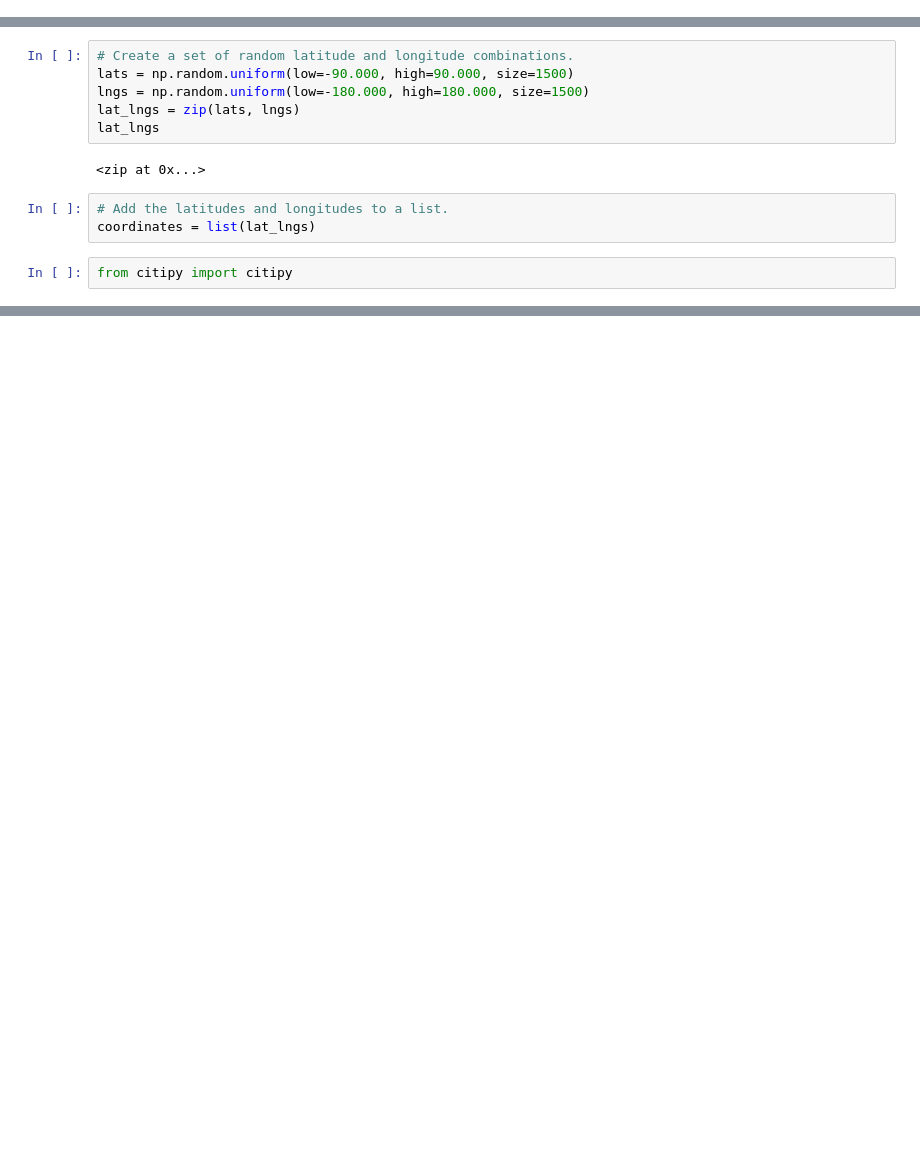
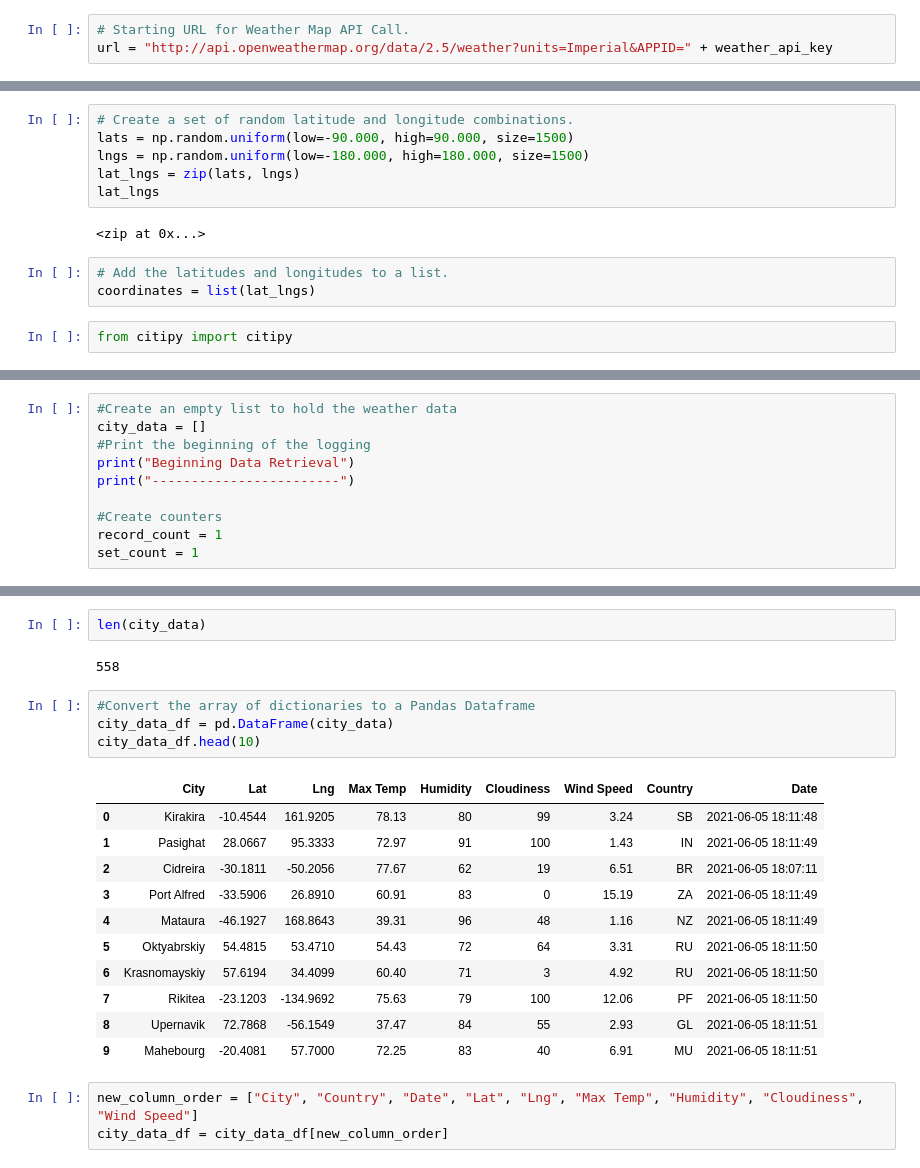
Before and after one commit to alamgituoft/World-Weather-Analysis-, a Jupyter notebook: WeatherPy.ipynb, the cells around one changed output, grey strips where cells are left out. Cells and saved outputs as stored; diff of their text form; blank space fills up the shorter version.

```diff
--- a/WeatherPy.ipynb
+++ b/WeatherPy.ipynb
@@ -5,0 +12,3 @@ import numpy as np
+# %%
+# Starting URL for Weather Map API Call.
+url = "http://api.openweathermap.org/data/2.5/weather?units=Imperial&APPID=" + weather_api_key
@@ -32,0 +45,10 @@ len(cities)
+# %%
+#Create an empty list to hold the weather data
+city_data = []
+#Print the beginning of the logging
+print("Beginning Data Retrieval")
+print("------------------------")
+
+#Create counters
+record_count = 1
+set_count = 1
@@ -32,0 +127,23 @@ len(cities)
+# %%
+len(city_data)
+# %% [output]
+558
+# %%
+#Convert the array of dictionaries to a Pandas Dataframe
+city_data_df = pd.DataFrame(city_data)
+city_data_df.head(10)
+# %% [output]
+|  | City | Lat | Lng | Max Temp | Humidity | Cloudiness | Wind Speed | Country | Date |
+| 0 | Kirakira | -10.4544 | 161.9205 | 78.13 | 80 | 99 | 3.24 | SB | 2021-06-05 18:11:48 |
+| 1 | Pasighat | 28.0667 | 95.3333 | 72.97 | 91 | 100 | 1.43 | IN | 2021-06-05 18:11:49 |
+| 2 | Cidreira | -30.1811 | -50.2056 | 77.67 | 62 | 19 | 6.51 | BR | 2021-06-05 18:07:11 |
+| 3 | Port Alfred | -33.5906 | 26.8910 | 60.91 | 83 | 0 | 15.19 | ZA | 2021-06-05 18:11:49 |
+| 4 | Mataura | -46.1927 | 168.8643 | 39.31 | 96 | 48 | 1.16 | NZ | 2021-06-05 18:11:49 |
+| 5 | Oktyabrskiy | 54.4815 | 53.4710 | 54.43 | 72 | 64 | 3.31 | RU | 2021-06-05 18:11:50 |
+| 6 | Krasnomayskiy | 57.6194 | 34.4099 | 60.40 | 71 | 3 | 4.92 | RU | 2021-06-05 18:11:50 |
+| 7 | Rikitea | -23.1203 | -134.9692 | 75.63 | 79 | 100 | 12.06 | PF | 2021-06-05 18:11:50 |
+| 8 | Upernavik | 72.7868 | -56.1549 | 37.47 | 84 | 55 | 2.93 | GL | 2021-06-05 18:11:51 |
+| 9 | Mahebourg | -20.4081 | 57.7000 | 72.25 | 83 | 40 | 6.91 | MU | 2021-06-05 18:11:51 |
+# %%
+new_column_order = ["City", "Country", "Date", "Lat", "Lng", "Max Temp", "Humidity", "Cloudiness", "Wind Speed"]
+city_data_df = city_data_df[new_column_order]
```
Also changed, not shown: parts of 7 cells of this notebook.
